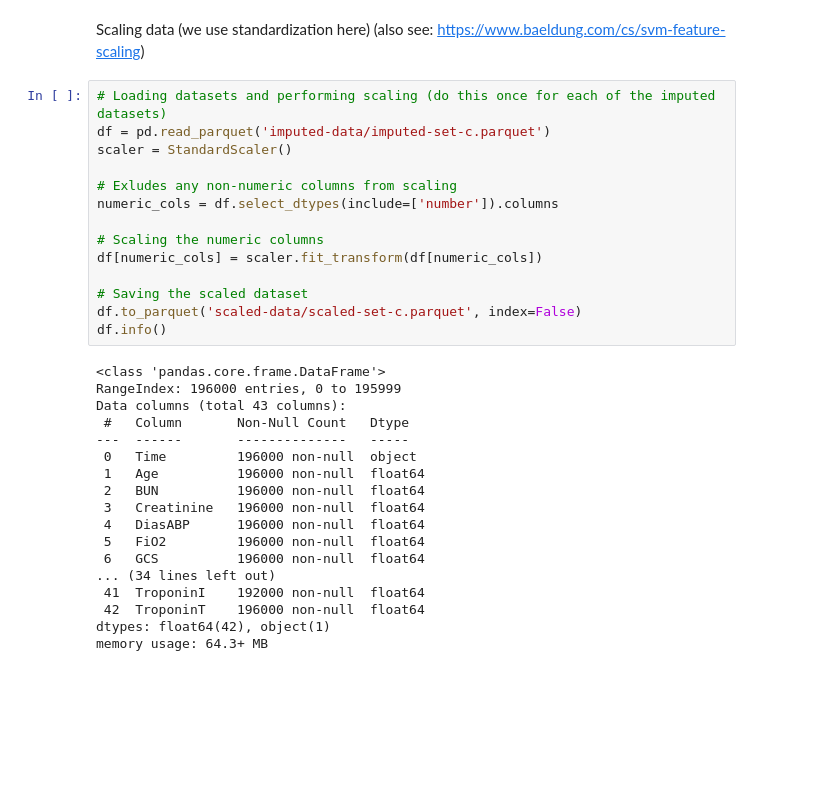
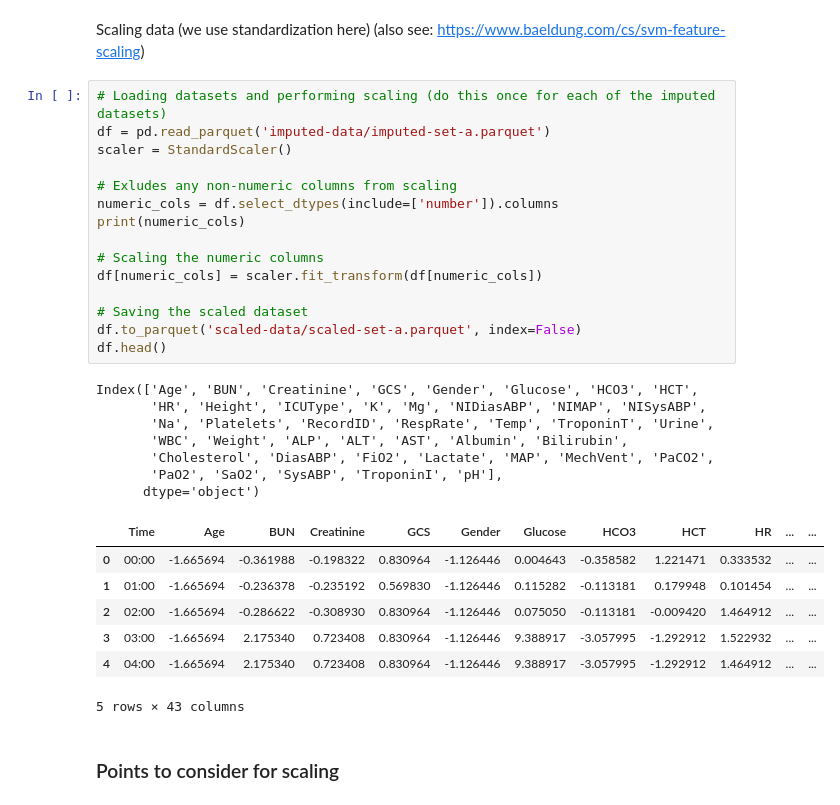
Before and after one commit to yannikc/ML4H_project1, a Jupyter notebook: q1_data_processing_exploration.ipynb, the cells around one changed output. Saved outputs shown, nothing was run; the diff lists cells and outputs as text; blank space fills up the shorter version.

Commit message:
modified scaling in q1.3

```diff
--- a/q1_data_processing_exploration.ipynb
+++ b/q1_data_processing_exploration.ipynb
@@ -241,33 +242,33 @@ memory usage: 64.3+ MB
 Scaling data (we use standardization here) (also see: https://www.baeldung.com/cs/svm-feature-scaling)
 # %%
 # Loading datasets and performing scaling (do this once for each of the imputed datasets)
-df = pd.read_parquet('imputed-data/imputed-set-c.parquet')
+df = pd.read_parquet('imputed-data/imputed-set-a.parquet')
 scaler = StandardScaler()
 
 # Exludes any non-numeric columns from scaling
 numeric_cols = df.select_dtypes(include=['number']).columns
+print(numeric_cols)
 
 # Scaling the numeric columns
 df[numeric_cols] = scaler.fit_transform(df[numeric_cols])
 
 # Saving the scaled dataset
-df.to_parquet('scaled-data/scaled-set-c.parquet', index=False)
-df.info()
+df.to_parquet('scaled-data/scaled-set-a.parquet', index=False)
+df.head()
 # %% [output]
-<class 'pandas.core.frame.DataFrame'>
-RangeIndex: 196000 entries, 0 to 195999
-Data columns (total 43 columns):
- #   Column       Non-Null Count   Dtype
----  ------       --------------   -----
- 0   Time         196000 non-null  object
- 1   Age          196000 non-null  float64
- 2   BUN          196000 non-null  float64
- 3   Creatinine   196000 non-null  float64
- 4   DiasABP      196000 non-null  float64
- 5   FiO2         196000 non-null  float64
- 6   GCS          196000 non-null  float64
-... (34 lines left out)
- 41  TroponinI    192000 non-null  float64
- 42  TroponinT    196000 non-null  float64
-dtypes: float64(42), object(1)
-memory usage: 64.3+ MB
+Index(['Age', 'BUN', 'Creatinine', 'GCS', 'Gender', 'Glucose', 'HCO3', 'HCT',
+       'HR', 'Height', 'ICUType', 'K', 'Mg', 'NIDiasABP', 'NIMAP', 'NISysABP',
+       'Na', 'Platelets', 'RecordID', 'RespRate', 'Temp', 'TroponinT', 'Urine',
+       'WBC', 'Weight', 'ALP', 'ALT', 'AST', 'Albumin', 'Bilirubin',
+       'Cholesterol', 'DiasABP', 'FiO2', 'Lactate', 'MAP', 'MechVent', 'PaCO2',
+       'PaO2', 'SaO2', 'SysABP', 'TroponinI', 'pH'],
+      dtype='object')
+|  | Time | Age | BUN | Creatinine | GCS | Gender | Glucose | HCO3 | HCT | HR | ... | ... |
+| 0 | 00:00 | -1.665694 | -0.361988 | -0.198322 | 0.830964 | -1.126446 | 0.004643 | -0.358582 | 1.221471 | 0.333532 | ... | ... |
+| 1 | 01:00 | -1.665694 | -0.236378 | -0.235192 | 0.569830 | -1.126446 | 0.115282 | -0.113181 | 0.179948 | 0.101454 | ... | ... |
+| 2 | 02:00 | -1.665694 | -0.286622 | -0.308930 | 0.830964 | -1.126446 | 0.075050 | -0.113181 | -0.009420 | 1.464912 | ... | ... |
+| 3 | 03:00 | -1.665694 | 2.175340 | 0.723408 | 0.830964 | -1.126446 | 9.388917 | -3.057995 | -1.292912 | 1.522932 | ... | ... |
+| 4 | 04:00 | -1.665694 | 2.175340 | 0.723408 | 0.830964 | -1.126446 | 9.388917 | -3.057995 | -1.292912 | 1.464912 | ... | ... |
+5 rows × 43 columns
+# %% [markdown]
+### Points to consider for scaling
```
Also changed, not shown: parts of 4 cells of this notebook, 5 other files.
